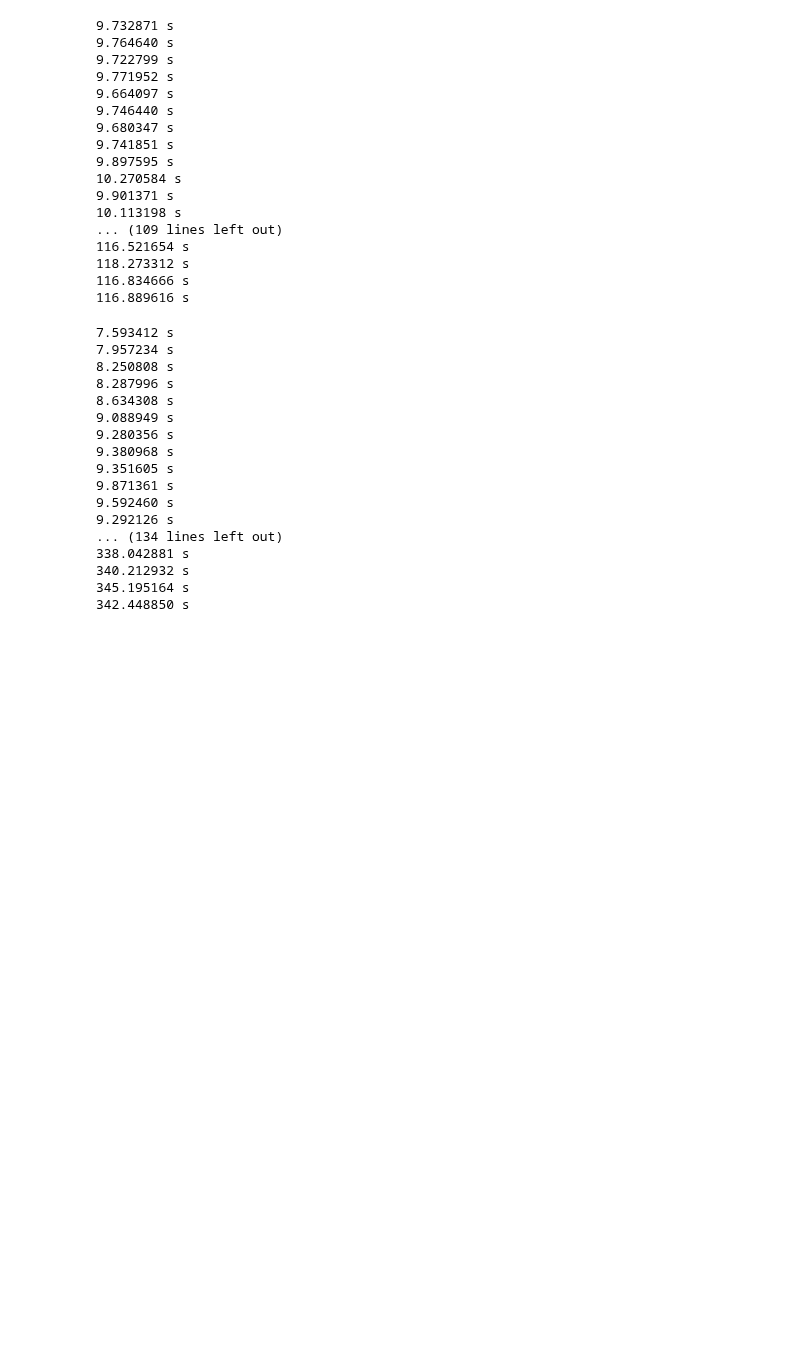
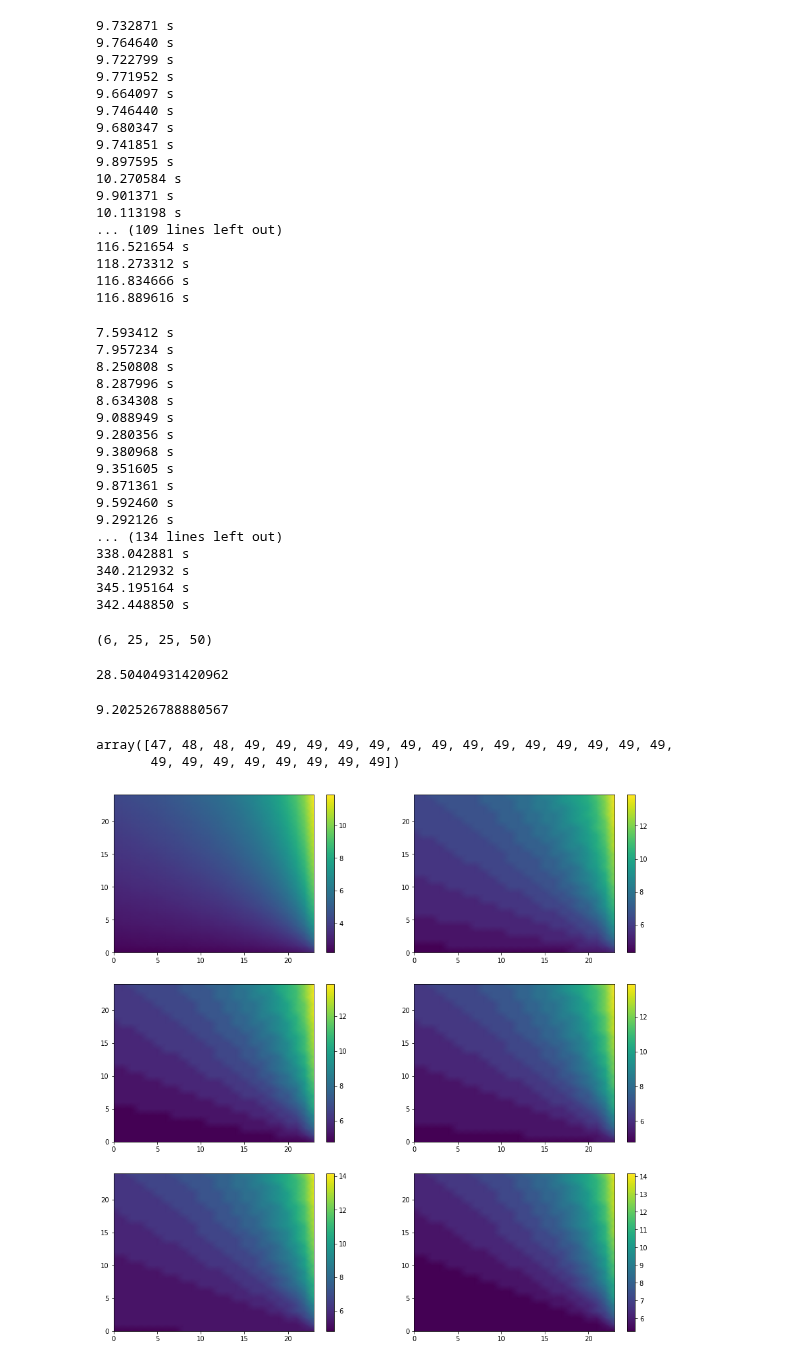
Before and after one commit to akumar01/uoicorr_analysis, a Jupyter notebook: notebooks/sfn/Numerical Boundaries.ipynb, the cells around one changed output. Cells and saved outputs as stored; diff of their text form; code cells hidden in the pictures; blank space fills up the shorter version.

```diff
--- a/notebooks/sfn/Numerical Boundaries.ipynb
+++ b/notebooks/sfn/Numerical Boundaries.ipynb
@@ -70,7 +73,7 @@ def kth_diag_indices(a, k):
 def bound_eigenvalue(matrix, k):
 
     # Will need the matrix to be symmetric
-    assert(np.array_equal(matrix, matrix.T))
+    assert(np.allclose(matrix, matrix.T))
 
     t1 = time.time()
     # Sort each row
@@ -92,7 +95,7 @@ def bound_eigenvalue(matrix, k):
     diag = np.diagonal(matrix)
 
     # Evaluate all Bauer Cassini ovals
-    pairs = list(itertools.combinations(np.arange(p), 2))
+    pairs = list(itertools.combinations(np.arange(matrix.shape[0]), 2))
     # This takes a little bit of algebra
     oval_edges = [(np.sqrt(row_sums[idx[0]] * row_sums[idx[1]] + 1/4 * (diag[idx[0]] - diag[idx[1]])**2) \
                  + 1/2 * (row_sums[idx[1]] + row_sums[idx[0]])) for idx in pairs]
@@ -101,7 +104,7 @@ def bound_eigenvalue(matrix, k):
     eig_bound1 = np.max(oval_edges)
     t1 = time.time() - t1
 
-    return eig_bound1, t1
+    return eig_bound1
 # %% [markdown]
 ### Eigenvalue bounds
 # %%
@@ -412,0 +420,32 @@ import pickle
+# %%
+with open('scarlett_boundaries.dat', 'rb') as f:
+    ns = pickle.load(f)
+    serrors = pickle.load(f)
+# %%
+# Plot colormaps of the results for the n necessary
+ns.shape
+# %% [output]
+(6, 25, 25, 50)
+# %%
+np.max(np.log(ns))
+# %% [output]
+28.50404931420962
+# %%
+np.min(ns)
+# %% [output]
+9.202526788880567
+# %%
+np.argmin(np.log(ns[0, 0, :, :]), axis = -1)
+# %% [output]
+array([47, 48, 48, 49, 49, 49, 49, 49, 49, 49, 49, 49, 49, 49, 49, 49, 49,
+       49, 49, 49, 49, 49, 49, 49, 49])
+# %%
+fig, ax = plt.subplots(3, 2, figsize = (15, 15))
+
+for i in range(ns.shape[0]):
+
+    a = ax[np.unravel_index(i, (3, 2))]
+    h = a.pcolormesh(np.log(np.amin(np.flip(ns, axis = 2)[i, :, :-1,:], axis =-1)), shading = 'gouraud')
+    fig.colorbar(h, ax=a)
+# %% [output]
+[figure, added]
```
Also changed, not shown: parts of 21 cells of this notebook.
